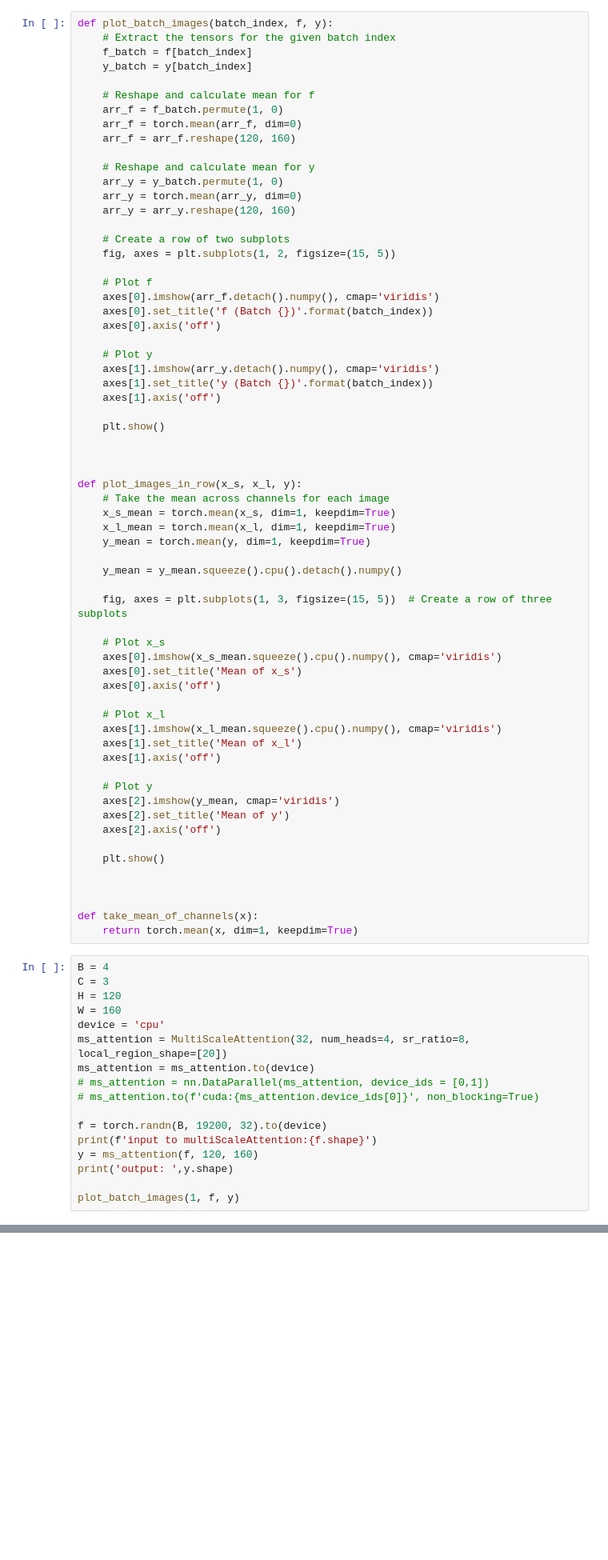
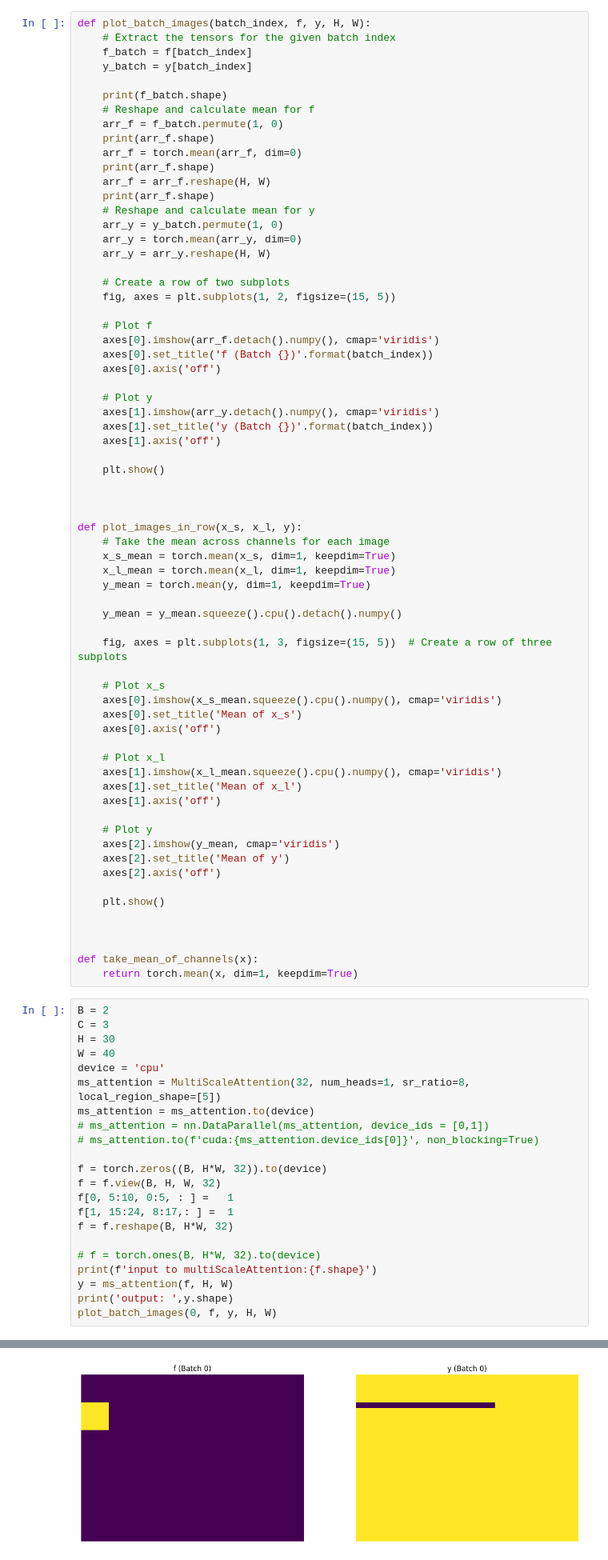
Before and after one commit to mahfuzalhasan/local-attention-model, a Jupyter notebook: notebooks/multiscale_attn_viz.ipynb, the cells around one changed output, grey strips where cells are left out. Shown: that part at 80% size. Cells and saved outputs as stored; diff of their text form; blank space fills up the shorter version.

Commit message:
multiscale attention

```diff
--- a/notebooks/multiscale_attn_viz.ipynb
+++ b/notebooks/multiscale_attn_viz.ipynb
@@ -12,19 +11,22 @@ from models.encoders.stoken_attn_fusion import StokenAttention
 import matplotlib.pyplot as plt
 # %%
-def plot_batch_images(batch_index, f, y):
+def plot_batch_images(batch_index, f, y, H, W):
     # Extract the tensors for the given batch index
     f_batch = f[batch_index]
     y_batch = y[batch_index]
 
+    print(f_batch.shape)
     # Reshape and calculate mean for f
     arr_f = f_batch.permute(1, 0)
+    print(arr_f.shape)
     arr_f = torch.mean(arr_f, dim=0)
-    arr_f = arr_f.reshape(120, 160)
-
+    print(arr_f.shape)
+    arr_f = arr_f.reshape(H, W)
+    print(arr_f.shape)
     # Reshape and calculate mean for y
     arr_y = y_batch.permute(1, 0)
     arr_y = torch.mean(arr_y, dim=0)
-    arr_y = arr_y.reshape(120, 160)
+    arr_y = arr_y.reshape(H, W)
 
     # Create a row of two subplots
     fig, axes = plt.subplots(1, 2, figsize=(15, 5))
@@ -75,19 +77,25 @@ def plot_images_in_row(x_s, x_l, y):
 def take_mean_of_channels(x):
     return torch.mean(x, dim=1, keepdim=True)
 # %%
-B = 4
+B = 2
 C = 3
-H = 120
-W = 160
+H = 30
+W = 40
 device = 'cpu'
-ms_attention = MultiScaleAttention(32, num_heads=4, sr_ratio=8, local_region_shape=[20])
+ms_attention = MultiScaleAttention(32, num_heads=1, sr_ratio=8, local_region_shape=[5])
 ms_attention = ms_attention.to(device)
 # ms_attention = nn.DataParallel(ms_attention, device_ids = [0,1])
 # ms_attention.to(f'cuda:{ms_attention.device_ids[0]}', non_blocking=True)
 
-f = torch.randn(B, 19200, 32).to(device)
+f = torch.zeros((B, H*W, 32)).to(device)
+f = f.view(B, H, W, 32)
+f[0, 5:10, 0:5, : ] =   1
+f[1, 15:24, 8:17,: ] =  1
+f = f.reshape(B, H*W, 32)
+
+# f = torch.ones(B, H*W, 32).to(device)
 print(f'input to multiScaleAttention:{f.shape}')
-y = ms_attention(f, 120, 160)
+y = ms_attention(f, H, W)
 print('output: ',y.shape)
-
-plot_batch_images(1, f, y)
+plot_batch_images(0, f, y, H, W)
+# %% [output]
@@ -93,0 +109 @@ plot_batch_images(1, f, y)
+[figure, added]
```
Also changed, not shown: parts of 4 cells of this notebook, 1 other file.
